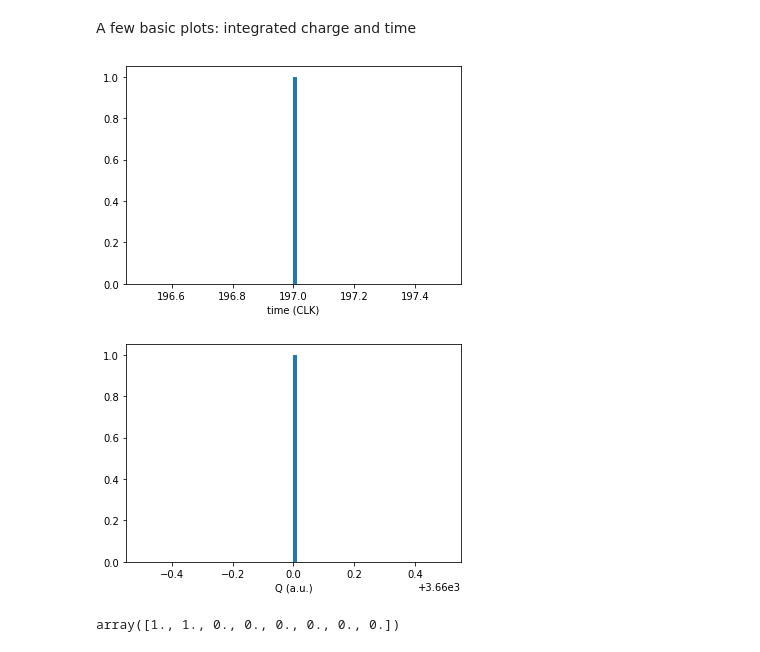
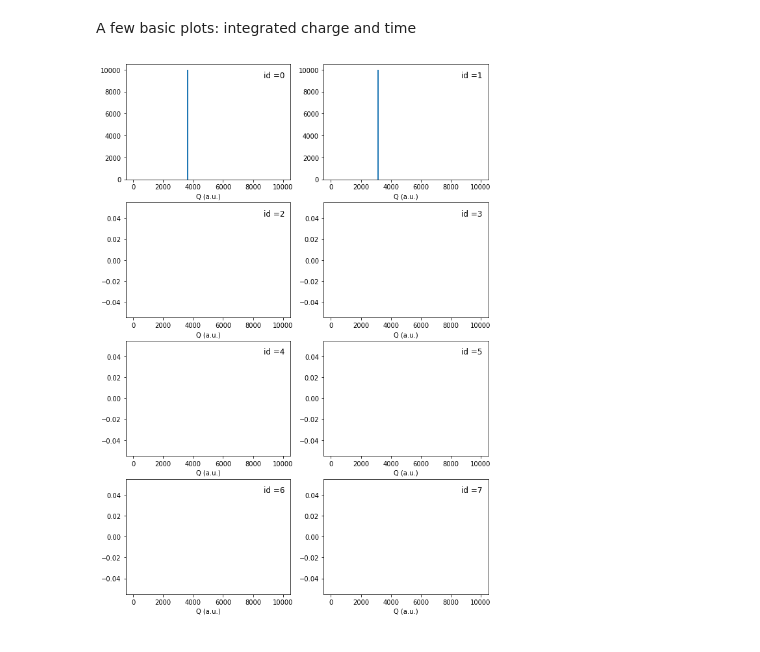
Before and after one commit to acolijn/DT5550_DAQ, a Jupyter notebook: analysis/decode_example.ipynb, the cells around one changed output. Drawn from its saved outputs; the diff is of its cells as text; code cells hidden in the pictures.

Commit message:
- plots for time and charge - now only valid data in thhe histograms

```diff
--- a/analysis/decode_example.ipynb
+++ b/analysis/decode_example.ipynb
@@ -38,16 +38,7 @@ Processed  10000  events
 Processing done
 # %% [markdown]
 A few basic plots: integrated charge and time
-# %%
-idet = 0
-io.plot_time(idet)
-# %% [output]
-[figure, removed]
-# %%
-io.plot_charge(0)
-# %% [output]
-[figure, removed]
-# %%
-io.valid
-# %% [output]
-array([1., 1., 0., 0., 0., 0., 0., 0.])
+# %%
+io.plot_all(type="charge",range=(0,10000))
+# %% [output]
+[figure, added]
```
Also changed, not shown: parts of 1 cell of this notebook, 1 other file.
